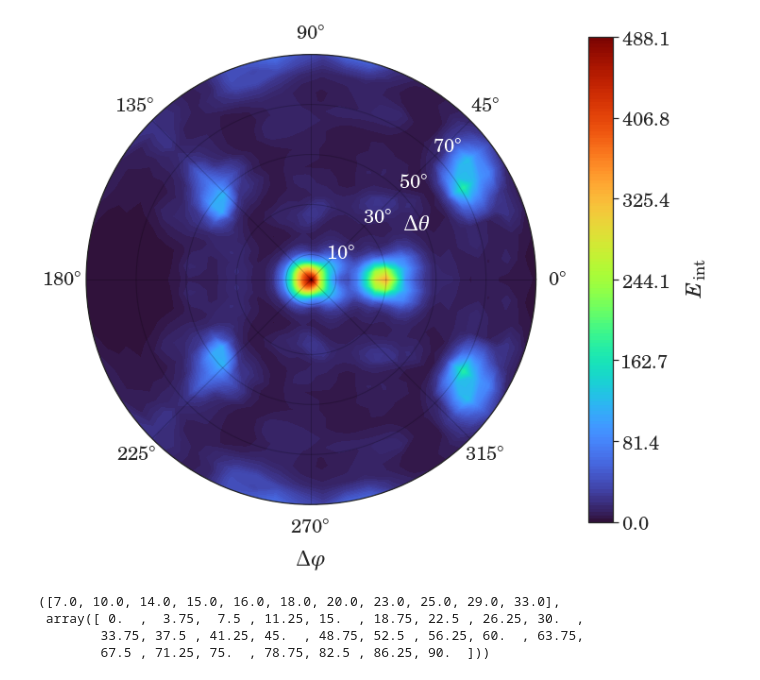
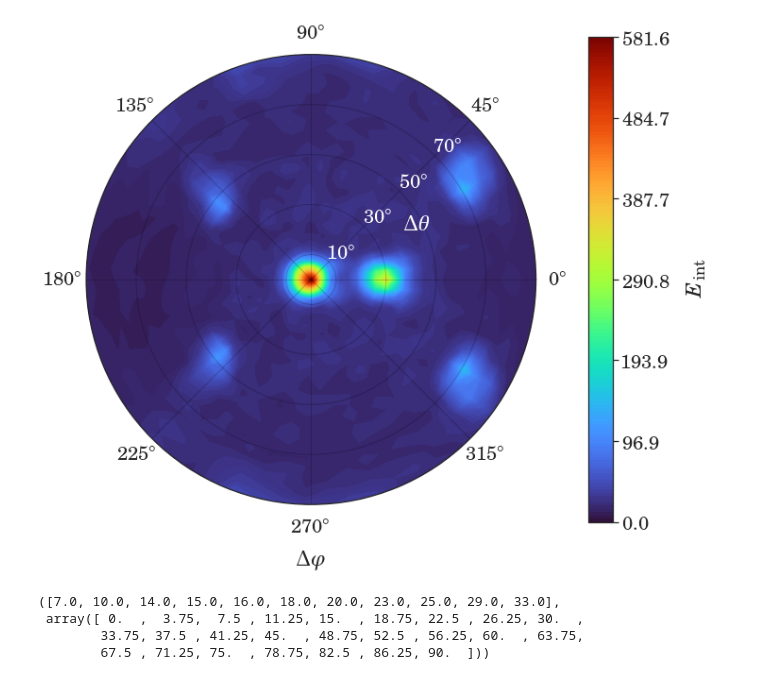
Before and after one commit to Misery7100-Magistracy/Angular-dispersion-boost, a Jupyter notebook: computations/mstm3d.ipynb, the cells around one changed output. Cells and saved outputs as stored; diff of their text form; code cells hidden in the pictures.

```diff
--- a/computations/mstm3d.ipynb
+++ b/computations/mstm3d.ipynb
@@ -11,7 +11,7 @@ msevn.configure_mpl()
 
 root = './matlab/output/experiment'
 
-dphi = np.linspace(0, 180, 30)
+dphi = np.linspace(0, 360, 60)
 dtheta0_90 = np.linspace(0, 90, 25)
 dtheta90_180 = np.linspace(90, 180, 25)
 
@@ -21,13 +21,15 @@ eint90_180_global = np.zeros(shape=(dtheta90_180.size, dphi.size))
 #files = list(filter(lambda x: x.endswith('.mat'), os.listdir(root)))
 #files = filter(lambda x: re.search('15deg', x), files)
 
-fname = os.listdir(root)[0]
+fname = os.listdir(root)[1]
 
 #wavelength = float(re.search(r'[\d\.]+(?=wav)', fname).group())
 
-eint0_90_20nm = msevn.mstm_est.e_int(
-        matpath=os.path.join(root, fname),
-        dphi=dphi,
-        dtheta=dtheta0_90,
-        thickness=msevn.mstm_est.thickness(21, 180, 20)
-    )
+# eint0_90_20nm = msevn.mstm_est.e_int(
+#         matpath=os.path.join(root, fname),
+#         dphi=dphi,
+#         dtheta=dtheta0_90,
+#         thickness=msevn.mstm_est.thickness(21, 180, 20)
+#     )
+
+eint0_90_20nm = np.load('./sheeeeeeet.npy')
@@ -34,8 +38,8 @@ eint0_90_20nm = msevn.mstm_est.e_int(
 # %%
-fig = msevn.mstm_polar_plot.e_int(eint0_90_20nm, kind='t', dtheta=dtheta0_90, dphi=dphi)
-#fig.savefig(f'../tex/components/img/celes/e_int__20nm_15deg.pdf', bbox_inches='tight')
+fig = msevn.mstm_polar_plot.e_int(eint0_90_20nm, kind='t', dtheta=dtheta0_90, dphi=dphi, symmertry=False)
+#fig.savefig(f'../tex/components/img/celes/e_int_20nm_15deg_0.1nonreg.pdf', bbox_inches='tight')
 # %% [output]
-[figure, old version]
+[figure, new version]
 # %%
 import re
 
```
Also changed, not shown: parts of 1 cell of this notebook, 11 other files.
